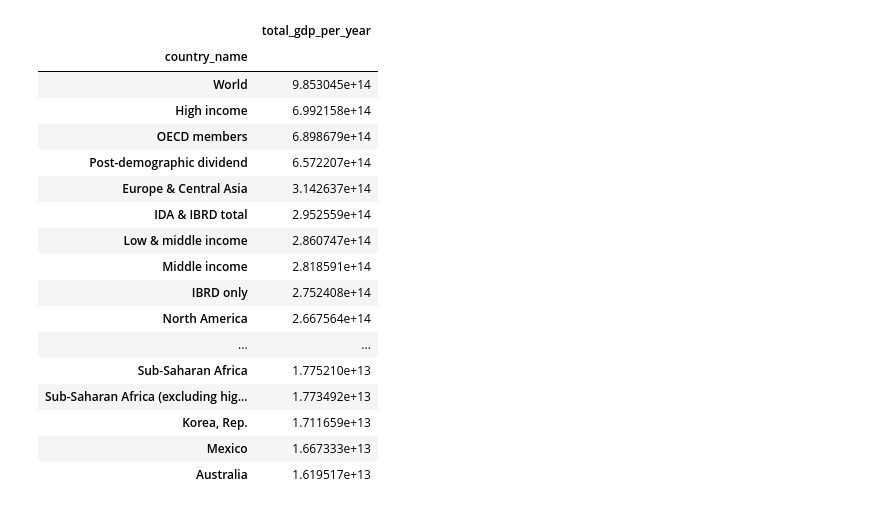
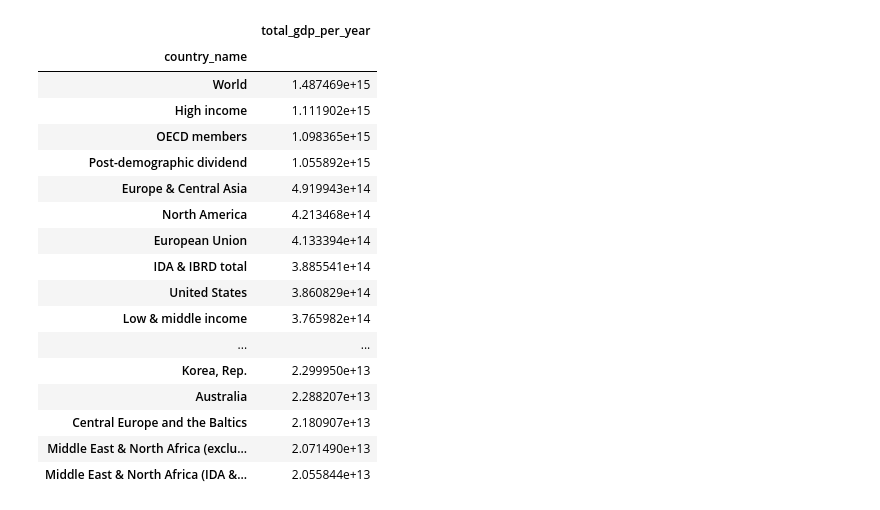
Before and after one commit to PatrickSchuetten/Climate_Change_Data_Exploration, a Jupyter notebook: notebooks/join_dataframe.ipynb, the cells around one changed output. Saved outputs shown, nothing was run; the diff lists cells and outputs as text; code cells hidden in the pictures.

```diff
--- a/notebooks/join_dataframe.ipynb
+++ b/notebooks/join_dataframe.ipynb
@@ -48,3 +90,3 @@ co2high.head(50)
 # %%
-gdp = gdp[(gdp['year']>='1986-01-01') & (gdp['year']<='2019-01-01')].sort_values(by='total_gdp_per_year',ascending = False)
+gdp = gdp[(gdp['year']>='2000-01-01') & (gdp['year']<='2010-01-01')].sort_values(by='total_gdp_per_year',ascending = False)
 gdp
@@ -65,25 +93,25 @@ gdp
 # %%
-gdphigh = pd.pivot_table(gdp, index='country_name', values='total_gdp_per_year', aggfunc=sum).sort_values('total_gdp_per_year', ascending=False)
-gdphigh.head(50)
+gdprank = pd.pivot_table(gdp, index='country_name', values='total_gdp_per_year', aggfunc=sum).sort_values('total_gdp_per_year', ascending=False)
+gdprank.head(50)
 # %% [output]
 |  | total_gdp_per_year |
 | country_name |  |
-| World | 9.853045e+14 |
-| High income | 6.992158e+14 |
-| OECD members | 6.898679e+14 |
-| Post-demographic dividend | 6.572207e+14 |
-| Europe & Central Asia | 3.142637e+14 |
-| IDA & IBRD total | 2.952559e+14 |
-| Low & middle income | 2.860747e+14 |
-| Middle income | 2.818591e+14 |
-| IBRD only | 2.752408e+14 |
-| North America | 2.667564e+14 |
+| World | 1.487469e+15 |
+| High income | 1.111902e+15 |
+| OECD members | 1.098365e+15 |
+| Post-demographic dividend | 1.055892e+15 |
+| Europe & Central Asia | 4.919943e+14 |
+| North America | 4.213468e+14 |
+| European Union | 4.133394e+14 |
+| IDA & IBRD total | 3.885541e+14 |
+| United States | 3.860829e+14 |
+| Low & middle income | 3.765982e+14 |
 | ... | ... |
-| Sub-Saharan Africa | 1.775210e+13 |
-| Sub-Saharan Africa (excluding hig... | 1.773492e+13 |
-| Korea, Rep. | 1.711659e+13 |
-| Mexico | 1.667333e+13 |
-| Australia | 1.619517e+13 |
+| Korea, Rep. | 2.299950e+13 |
+| Australia | 2.288207e+13 |
+| Central Europe and the Baltics | 2.180907e+13 |
+| Middle East & North Africa (exclu... | 2.071490e+13 |
+| Middle East & North Africa (IDA &... | 2.055844e+13 |
 # %%
 #co2['country_name'].value_counts()
 #co2['country_name'].unique()
```
Also changed, not shown: parts of 9 cells of this notebook, 3 other files.
